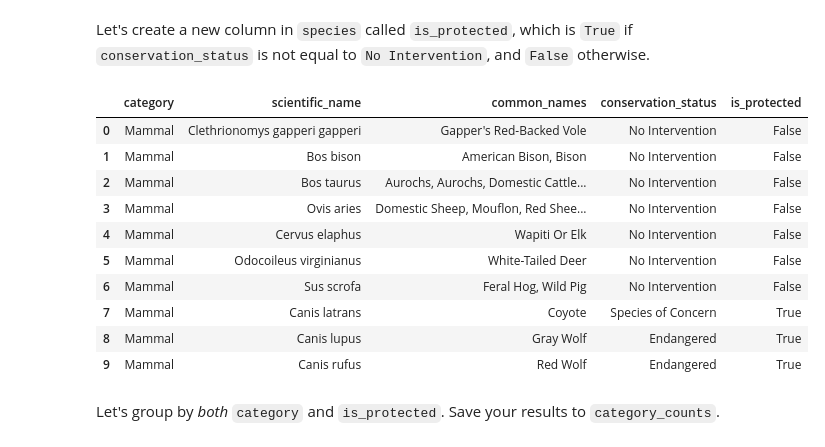
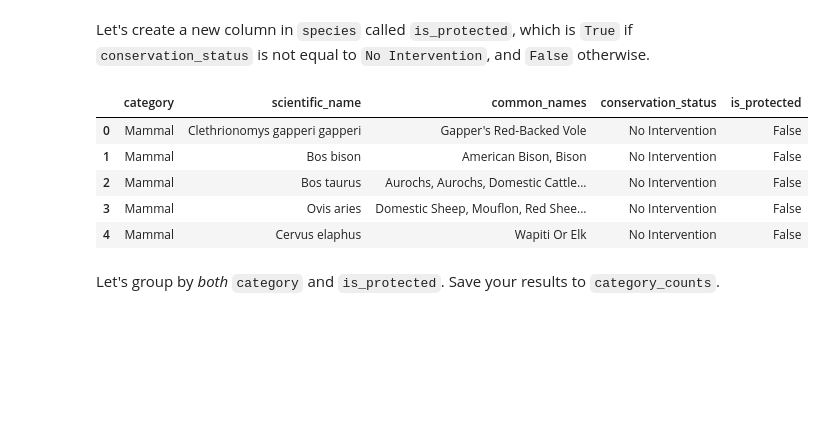
Before and after one commit to kevinhynes/capstoneDataScience, a Jupyter notebook: biodiversity/biodiversity.ipynb, the cells around one changed output. Saved outputs shown, nothing was run; the diff lists cells and outputs as text; code cells hidden in the pictures; blank space fills up the shorter version.

```diff
--- a/biodiversity/biodiversity.ipynb
+++ b/biodiversity/biodiversity.ipynb
@@ -198,20 +198,15 @@ Let's create a new column in `species` called `is_protected`, which is `True` if
 # %%
 species['is_protected'] = species.conservation_status.apply(lambda x: False \
                                                            if x == 'No Intervention' \
                                                            else True)
-species.head(10)
+species.head()
 # %% [output]
 |  | category | scientific_name | common_names | conservation_status | is_protected |
 | 0 | Mammal | Clethrionomys gapperi gapperi | Gapper's Red-Backed Vole | No Intervention | False |
 | 1 | Mammal | Bos bison | American Bison, Bison | No Intervention | False |
 | 2 | Mammal | Bos taurus | Aurochs, Aurochs, Domestic Cattle... | No Intervention | False |
 | 3 | Mammal | Ovis aries | Domestic Sheep, Mouflon, Red Shee... | No Intervention | False |
 | 4 | Mammal | Cervus elaphus | Wapiti Or Elk | No Intervention | False |
-| 5 | Mammal | Odocoileus virginianus | White-Tailed Deer | No Intervention | False |
-| 6 | Mammal | Sus scrofa | Feral Hog, Wild Pig | No Intervention | False |
-| 7 | Mammal | Canis latrans | Coyote | Species of Concern | True |
-| 8 | Mammal | Canis lupus | Gray Wolf | Endangered | True |
-| 9 | Mammal | Canis rufus | Red Wolf | Endangered | True |
 # %% [markdown]
 Let's group by *both* `category` and `is_protected`.  Save your results to `category_counts`.
 # %%
```
Also changed, not shown: parts of 6 cells of this notebook, 2 other files.
